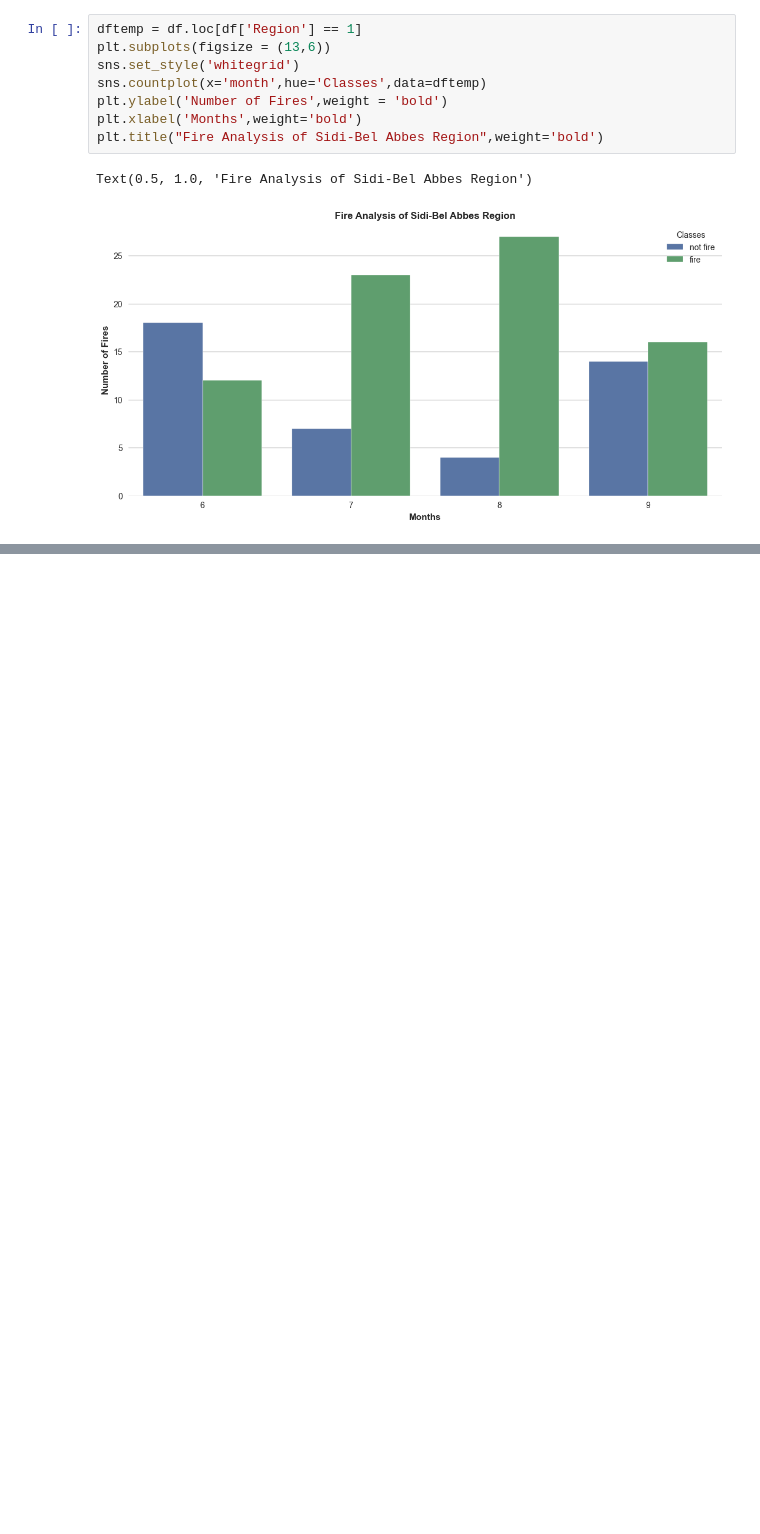
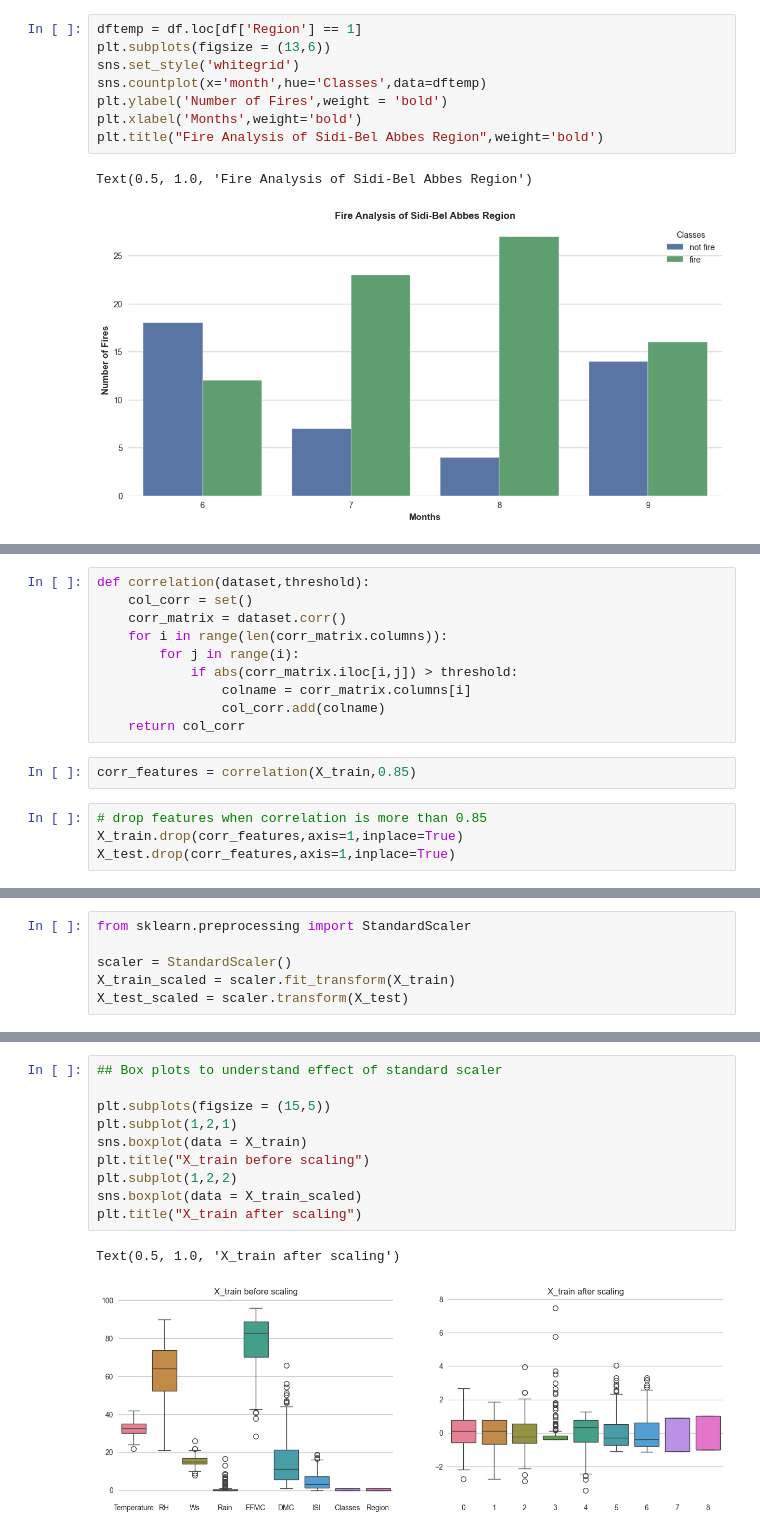
Before and after one commit to siddhant-afk/Algerian-Forest-Fire-Prediction, a Jupyter notebook: algerian forest fires.ipynb, the cells around one changed output, grey strips where cells are left out. Cells and saved outputs as stored; diff of their text form; blank space fills up the shorter version.

```diff
--- a/algerian forest fires.ipynb
+++ b/algerian forest fires.ipynb
@@ -412,0 +490,16 @@ Text(0.5, 1.0, 'Fire Analysis of Sidi-Bel Abbes Region')
+# %%
+def correlation(dataset,threshold):
+    col_corr = set()
+    corr_matrix = dataset.corr()
+    for i in range(len(corr_matrix.columns)):
+        for j in range(i):
+            if abs(corr_matrix.iloc[i,j]) > threshold:
+                colname = corr_matrix.columns[i]
+                col_corr.add(colname)
+    return col_corr
+# %%
+corr_features = correlation(X_train,0.85)
+# %%
+# drop features when correlation is more than 0.85
+X_train.drop(corr_features,axis=1,inplace=True)
+X_test.drop(corr_features,axis=1,inplace=True)
@@ -412,0 +512,6 @@ Text(0.5, 1.0, 'Fire Analysis of Sidi-Bel Abbes Region')
+# %%
+from sklearn.preprocessing import StandardScaler
+
+scaler = StandardScaler()
+X_train_scaled = scaler.fit_transform(X_train)
+X_test_scaled = scaler.transform(X_test)
@@ -412,0 +534,13 @@ Text(0.5, 1.0, 'Fire Analysis of Sidi-Bel Abbes Region')
+# %%
+## Box plots to understand effect of standard scaler
+
+plt.subplots(figsize = (15,5))
+plt.subplot(1,2,1)
+sns.boxplot(data = X_train)
+plt.title("X_train before scaling")
+plt.subplot(1,2,2)
+sns.boxplot(data = X_train_scaled)
+plt.title("X_train after scaling")
+# %% [output]
+Text(0.5, 1.0, 'X_train after scaling')
+[figure, added]
```
Also changed, not shown: parts of 15 cells of this notebook.
